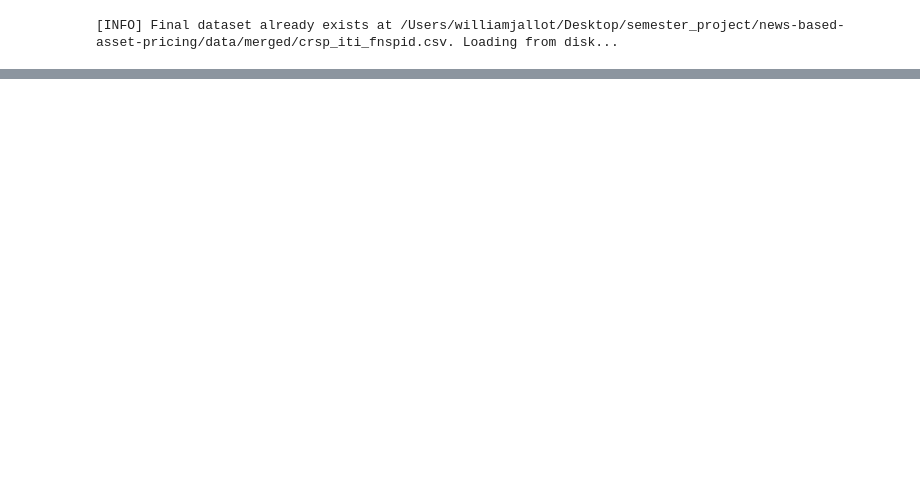
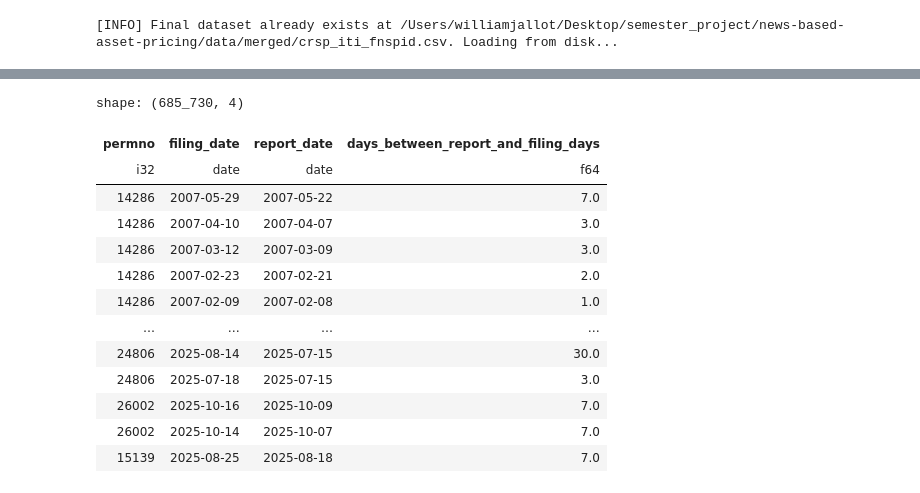
Before and after one commit to Wfiles/iti-8k-analysis, a Jupyter notebook: sec_8k.ipynb, the cells around one changed output, grey strips where cells are left out. Saved outputs shown, nothing was run; the diff lists cells and outputs as text; code cells hidden in the pictures; blank space fills up the shorter version.

```diff
--- a/sec_8k.ipynb
+++ b/sec_8k.ipynb
@@ -231,0 +280,23 @@ shape: (819_776, 22)
+# %%
+merged_cleaned = merged.drop_nulls(subset = 'permno')
+# %%
+merged_cleaned = merged_cleaned.select(pl.col('permno'), pl.col('filing_date'),pl.col('report_date'), pl.col('days_between_report_and_filing_days'))
+# %%
+merged_cleaned = merged_cleaned.with_columns(pl.col('permno').cast(pl.Int32))
+# %%
+merged_cleaned
+# %% [output]
+shape: (685_730, 4)
+| permno | filing_date | report_date | days_between_report_and_filing_days |
+| i32 | date | date | f64 |
+| 14286 | 2007-05-29 | 2007-05-22 | 7.0 |
+| 14286 | 2007-04-10 | 2007-04-07 | 3.0 |
+| 14286 | 2007-03-12 | 2007-03-09 | 3.0 |
+| 14286 | 2007-02-23 | 2007-02-21 | 2.0 |
+| 14286 | 2007-02-09 | 2007-02-08 | 1.0 |
+| … | … | … | … |
+| 24806 | 2025-08-14 | 2025-07-15 | 30.0 |
+| 24806 | 2025-07-18 | 2025-07-15 | 3.0 |
+| 26002 | 2025-10-16 | 2025-10-09 | 7.0 |
+| 26002 | 2025-10-14 | 2025-10-07 | 7.0 |
+| 15139 | 2025-08-25 | 2025-08-18 | 7.0 |
```
Also changed, not shown: parts of 9 cells of this notebook, 1 other file.
